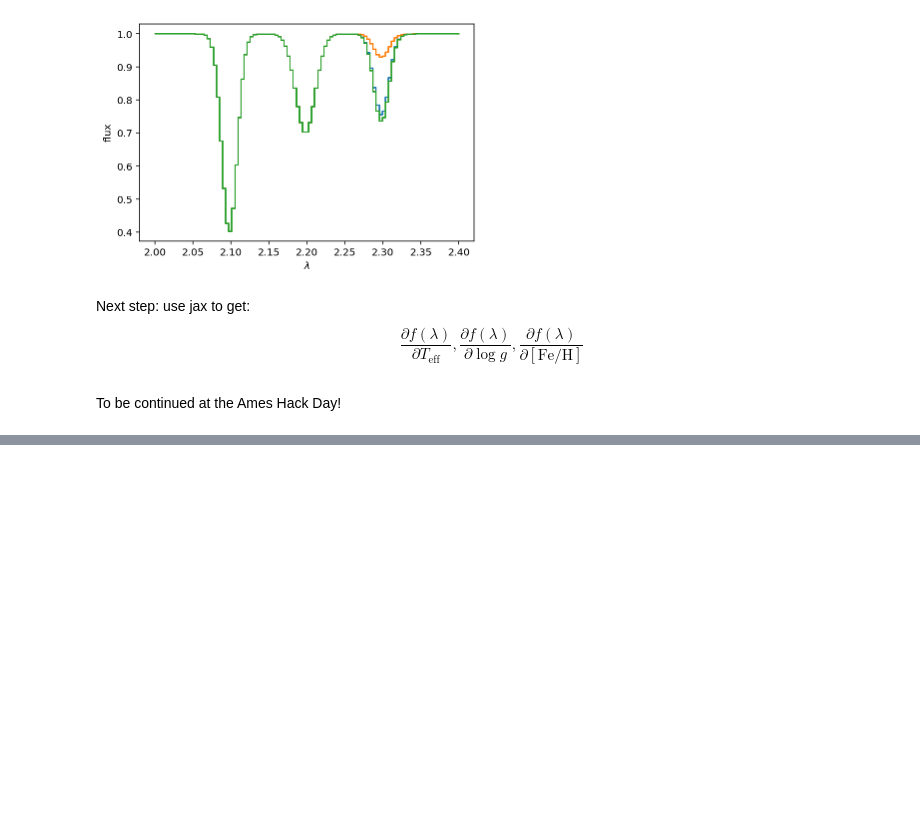
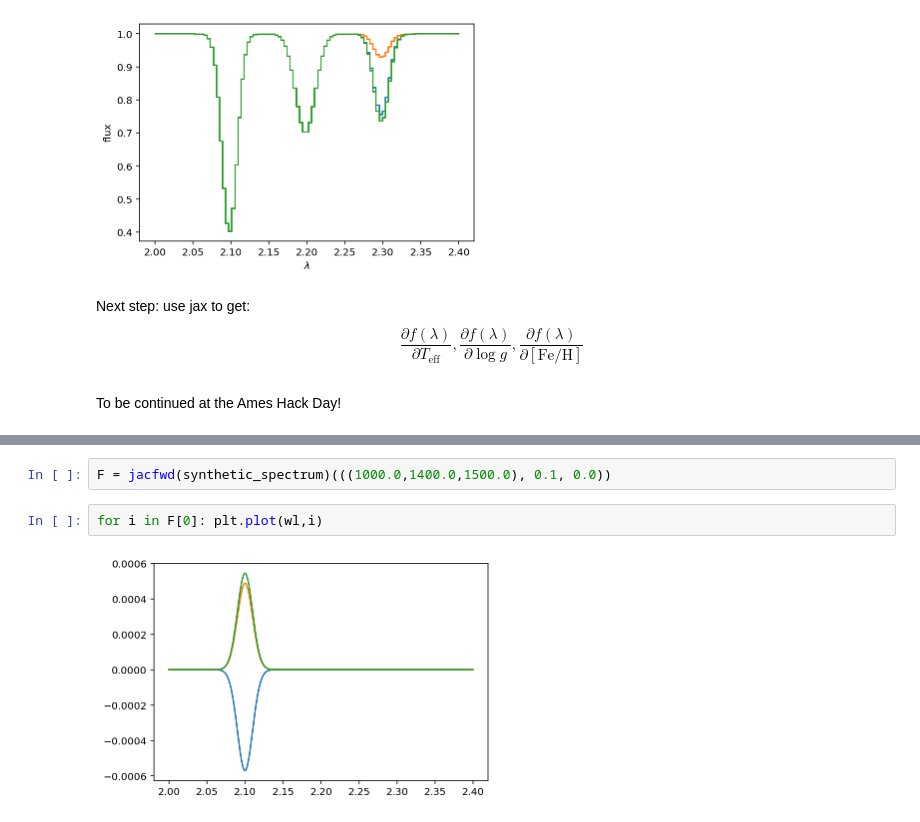
Before and after one commit to gully/TgiF, a Jupyter notebook: notebooks/01_toy_spectrum.ipynb, the cells around one changed output, grey strips where cells are left out. Saved outputs shown, nothing was run; the diff lists cells and outputs as text; blank space fills up the shorter version.

```diff
--- a/notebooks/01_toy_spectrum.ipynb
+++ b/notebooks/01_toy_spectrum.ipynb
@@ -80,0 +117,6 @@ To be continued at the Ames Hack Day!
+# %%
+F = jacfwd(synthetic_spectrum)(((1000.0,1400.0,1500.0), 0.1, 0.0))
+# %%
+for i in F[0]: plt.plot(wl,i)
+# %% [output]
+[figure, added]
```
Also changed, not shown: parts of 12 cells of this notebook.
